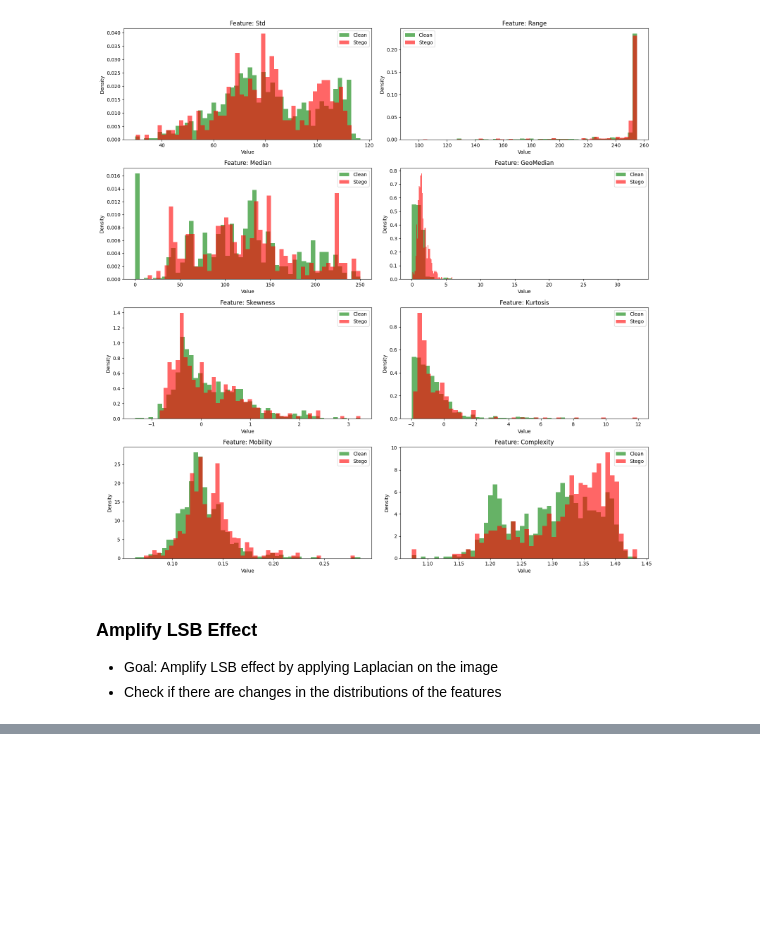
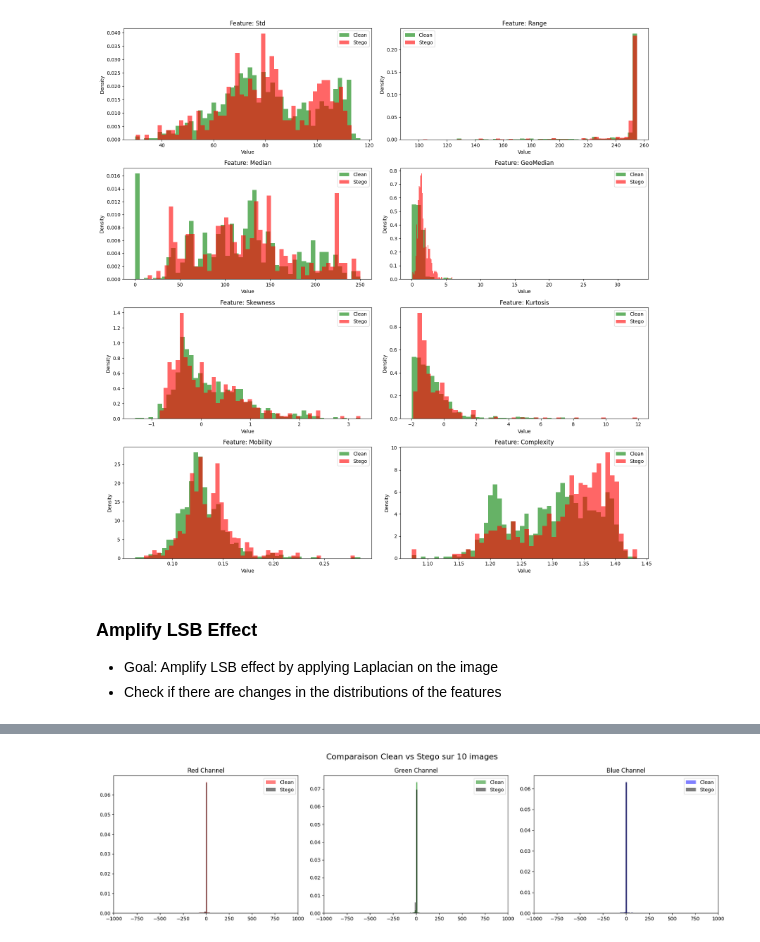
Before and after one commit to kw0jtach/LSB-CNN-Classification, a Jupyter notebook: Stegano-Images/compare_stats.ipynb, the cells around one changed output, grey strips where cells are left out. Saved outputs shown, nothing was run; the diff lists cells and outputs as text; code cells hidden in the pictures; blank space fills up the shorter version.

```diff
--- a/Stegano-Images/compare_stats.ipynb
+++ b/Stegano-Images/compare_stats.ipynb
@@ -207,0 +404,61 @@ plt.show()
+# %%
+import numpy as np
+import matplotlib.pyplot as plt
+import cv2
+from PIL import Image
+import os
+import random
+
+def plot_laplacian_superposed_batch(clean_dir, stego_dir, n_images=10):
+    clean_imgs = sorted([f for f in os.listdir(clean_dir) if f.endswith('.png')])
+    selected_imgs = random.sample(clean_imgs, n_images)
+
+    laplacians_clean = {0: [], 1: [], 2: []}
+    laplacians_stego = {0: [], 1: [], 2: []}
+
+    for img_name in selected_imgs:
+        base_id = os.path.splitext(img_name)[0]
+        clean_path = os.path.join(clean_dir, img_name)
+
+        # Chercher une stégo correspondante
+        stego_candidates = [f for f in os.listdir(stego_dir) if base_id in f]
+        if not stego_candidates:
+            continue
+        stego_name = random.choice(stego_candidates)
+        stego_path = os.path.join(stego_dir, stego_name)
+
+        img_clean = np.array(Image.open(clean_path).convert('RGB'))
+        img_stego = np.array(Image.open(stego_path).convert('RGB'))
+
+        for c in range(3):
+            laplacians_clean[c].append(cv2.Laplacian(img_clean[:, :, c], cv2.CV_32F).flatten())
+            laplacians_stego[c].append(cv2.Laplacian(img_stego[:, :, c], cv2.CV_32F).flatten())
+
+    # Concaténer tous les résultats
+    fig, axes = plt.subplots(1, 3, figsize=(18, 5))
+    colors = ['r', 'g', 'b']
+    channel_names = ['Red', 'Green', 'Blue']
+
+    for i in range(3):
+        all_clean = np.concatenate(laplacians_clean[i])
+        all_stego = np.concatenate(laplacians_stego[i])
+
+        axes[i].hist(all_clean, bins=100, color=colors[i], alpha=0.5, label='Clean', density=True)
+        axes[i].hist(all_stego, bins=100, color='black', alpha=0.5, label='Stego', density=True)
+
+        axes[i].set_title(f'{channel_names[i]} Channel')
+        axes[i].legend()
+        axes[i].set_xlim(-1000, 1000)
+
+    plt.suptitle(f'Comparaison Clean vs Stego sur {n_images} images', fontsize=16)
+    plt.tight_layout()
+    plt.show()
+
+# Utilisation
+plot_laplacian_superposed_batch(
+    clean_dir='stegoimagesdataset/test/test/clean',
+    stego_dir='stegoimagesdataset/test/test/stego',
+    n_images=10  # Choisir 10 images au hasard
+)
+# %% [output]
+[figure, added]
```
Also changed, not shown: parts of 9 cells of this notebook, 5 other files.
